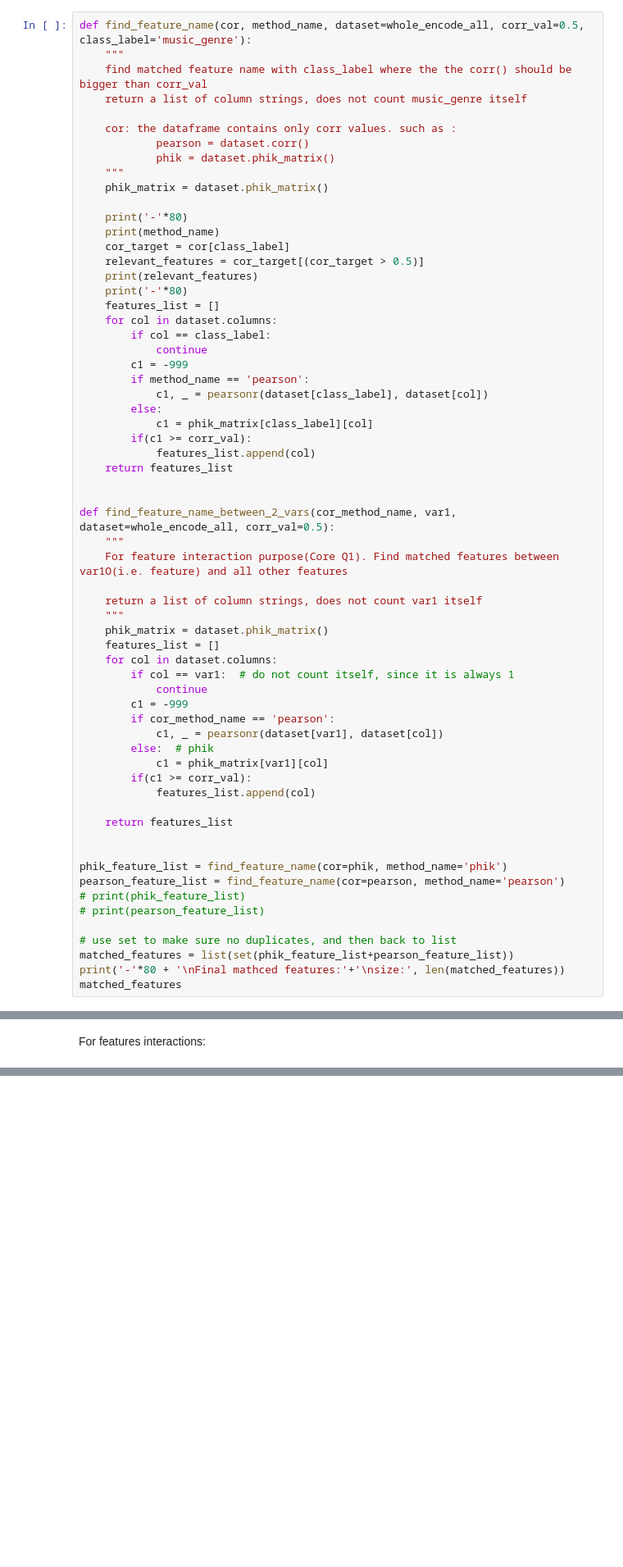
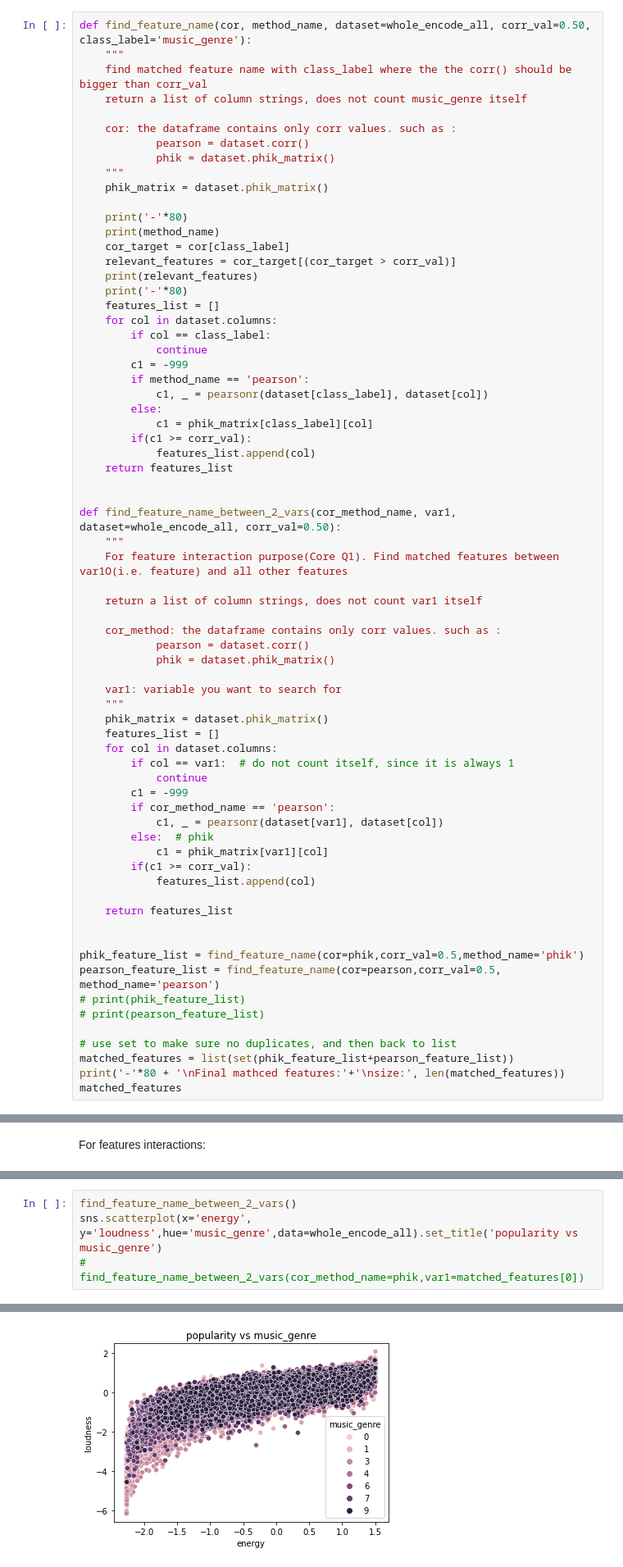
Before and after one commit to Yun-K/comp309_a3, a Jupyter notebook: a3.ipynb, the cells around one changed output, grey strips where cells are left out. Shown: that part at 82% size. Drawn from its saved outputs; the diff is of its cells as text; blank space fills up the shorter version.

```diff
--- a/a3.ipynb
+++ b/a3.ipynb
@@ -579,5 +577,5 @@ myutil.plot_heatmap(phik, "Phik after data cleaning")
 # %%
-def find_feature_name(cor, method_name, dataset=whole_encode_all, corr_val=0.5, class_label='music_genre'):
+def find_feature_name(cor, method_name, dataset=whole_encode_all, corr_val=0.50, class_label='music_genre'):
     """
     find matched feature name with class_label where the the corr() should be bigger than corr_val
     return a list of column strings, does not count music_genre itself
@@ -591,7 +589,7 @@ def find_feature_name(cor, method_name, dataset=whole_encode_all, corr_val=0.5,
     print('-'*80)
     print(method_name)
     cor_target = cor[class_label]
-    relevant_features = cor_target[(cor_target > 0.5)]
+    relevant_features = cor_target[(cor_target > corr_val)]
     print(relevant_features)
     print('-'*80)
     features_list = []
@@ -608,11 +606,17 @@ def find_feature_name(cor, method_name, dataset=whole_encode_all, corr_val=0.5,
     return features_list
 
 
-def find_feature_name_between_2_vars(cor_method_name, var1, dataset=whole_encode_all, corr_val=0.5):
+def find_feature_name_between_2_vars(cor_method_name, var1, dataset=whole_encode_all, corr_val=0.50):
     """
     For feature interaction purpose(Core Q1). Find matched features between var1O(i.e. feature) and all other features
 
     return a list of column strings, does not count var1 itself
+
+    cor_method: the dataframe contains only corr values. such as :
+            pearson = dataset.corr()
+            phik = dataset.phik_matrix()
+
+    var1: variable you want to search for
     """
     phik_matrix = dataset.phik_matrix()
     features_list = []
@@ -630,8 +634,8 @@ def find_feature_name_between_2_vars(cor_method_name, var1, dataset=whole_encode
     return features_list
 
 
-phik_feature_list = find_feature_name(cor=phik, method_name='phik')
-pearson_feature_list = find_feature_name(cor=pearson, method_name='pearson')
+phik_feature_list = find_feature_name(cor=phik,corr_val=0.5,method_name='phik')
+pearson_feature_list = find_feature_name(cor=pearson,corr_val=0.5, method_name='pearson')
 # print(phik_feature_list)
 # print(pearson_feature_list)
 
@@ -671,0 +674,5 @@ For features interactions:
+# %%
+find_feature_name_between_2_vars()
+sns.scatterplot(x='energy', y='loudness',hue='music_genre',data=whole_encode_all).set_title('popularity vs music_genre')
+# find_feature_name_between_2_vars(cor_method_name=phik,var1=matched_features[0])
+# %% [output]
@@ -672,3 +680,4 @@ For features interactions:
+[figure, added]
 # %% [markdown]
 # Finish Cleaning,Start to train and test.
 
```
Also changed, not shown: parts of 17 cells of this notebook, 6 other files.
